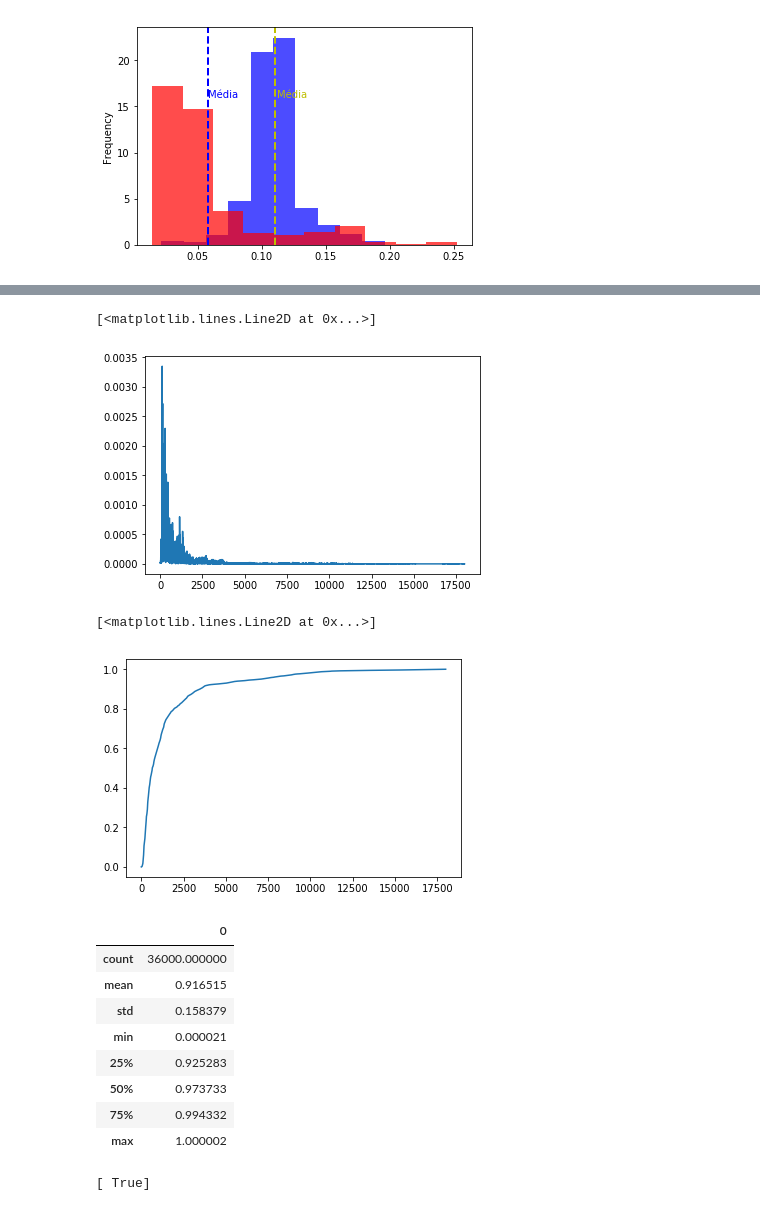
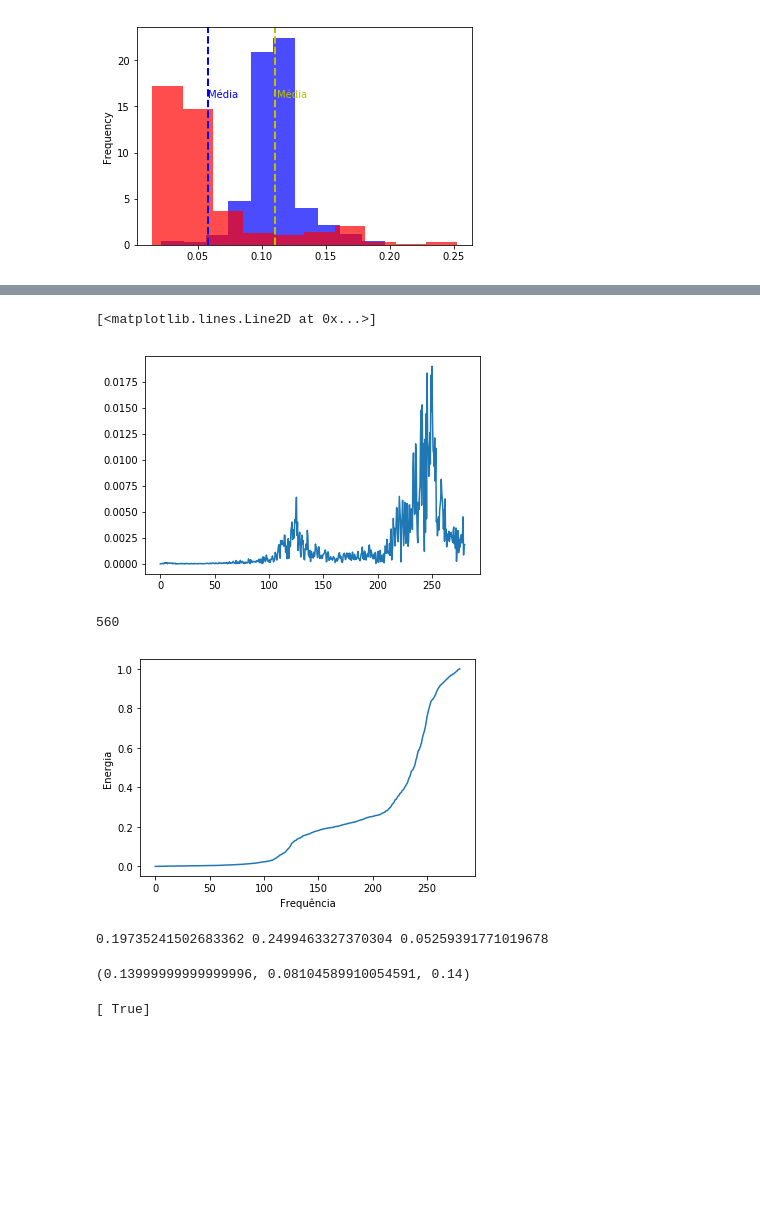
Before and after one commit to luizasilveira/Projeto-Final---CDD, a Jupyter notebook: Projeto 3 cdd.ipynb, the cells around one changed output, grey strips where cells are left out. Drawn from its saved outputs; the diff is of its cells as text; code cells hidden in the pictures; blank space fills up the shorter version.

```diff
--- a/Projeto 3 cdd.ipynb
+++ b/Projeto 3 cdd.ipynb
@@ -166,40 +186,56 @@ plt.plot(myrecording)
 # %%
 X = np.fft.fft(myrecording, axis=0)
 X = np.abs(X)
 
-fmax = 18000
+fmax = 280
 nmax = int(len(X) * fmax / fs)
 
 X = X[:nmax]
 X = X / sum(X)
 f = np.linspace(0, fmax, nmax)
 plt.plot(f, X)
 # %% [output]
 [<matplotlib.lines.Line2D at 0x...>]
-[figure, old version]
+[figure, new version]
 # %%
 cX = np.cumsum(X)
 plt.plot(f, cX)
+plt.xlabel("Frequência")
+plt.ylabel("Energia")
+
+print(len(f))
 # %% [output]
-[<matplotlib.lines.Line2D at 0x...>]
+560
-[figure, old version]
+[figure, new version]
+# %%
+i25 = 0
+i75 = 0
+for i in range(1, len(cX)):
+    if cX[i] > 0.25 and cX[i-1] <= 0.25:
+        i25 = i
+    if cX[i] > 0.75 and cX[i-1] <= 0.75:
+        i75 = i
+
+Q25 = f[i25]/1000
+Q75 = f[i75]/1000
+IQ = Q75 - Q25
+print(Q25, Q75, IQ)
+# %% [output]
+0.19735241502683362 0.2499463327370304 0.05259391771019678
 # %%
-dfr = pd.DataFrame(cX)
-mean = dfr.describe()[0].values[2]
-std = dfr.describe()[0].values[3]
-Q25 = dfr.describe()[0].values[4]
-median = dfr.describe()[0].values[5]
-Q75 = dfr.describe()[0].values[6]
-IQR = Q75 - Q25
-dfr.describe()
+dfr = pd.DataFrame(f)
+dfa = pd.DataFrame(cX)
+
+mean = dfr.describe()[0].values[1]/1000
+std = dfr.describe()[0].values[2]/1000
+median = dfr.describe()[0].values[5]/1000
+
+
+Dataframe = dfr.join(dfa, how='inner',lsuffix='_')
+Dataframe.rename(columns={'0_':"Frequencia","0": "Energia"}, inplace=True)
+Dataframe.head()
+
+print(mean,std,median)
 # %% [output]
-|  | 0 |
-| count | 36000.000000 |
-| mean | 0.916515 |
-| std | 0.158379 |
-| min | 0.000021 |
-| 25% | 0.925283 |
-| 50% | 0.973733 |
-| 75% | 0.994332 |
-| max | 1.000002 |
+(0.13999999999999996, 0.08104589910054591, 0.14)
 # %%
```
Also changed, not shown: parts of 10 cells of this notebook, 1 other file.
